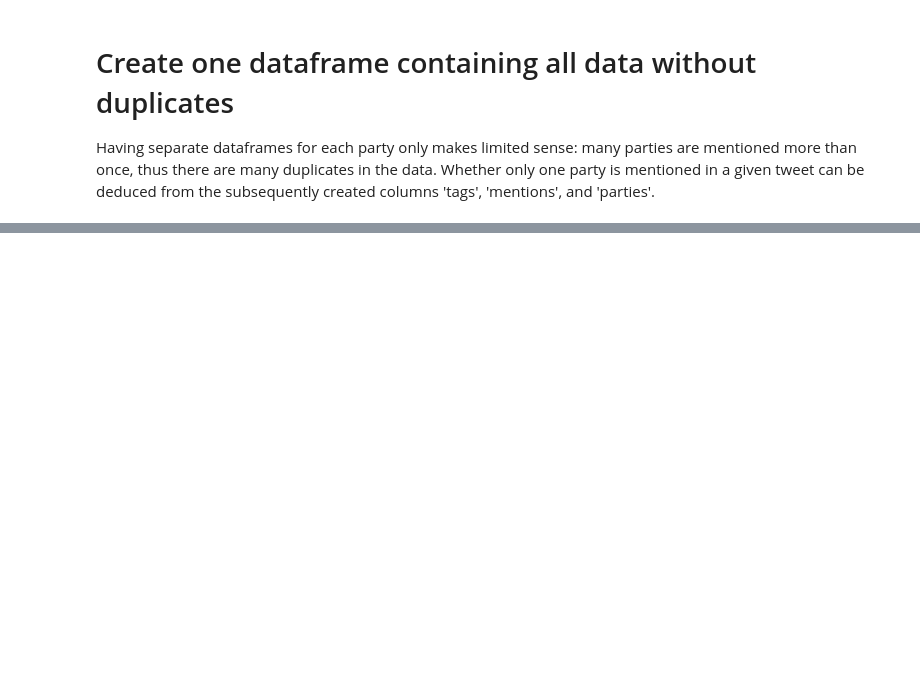
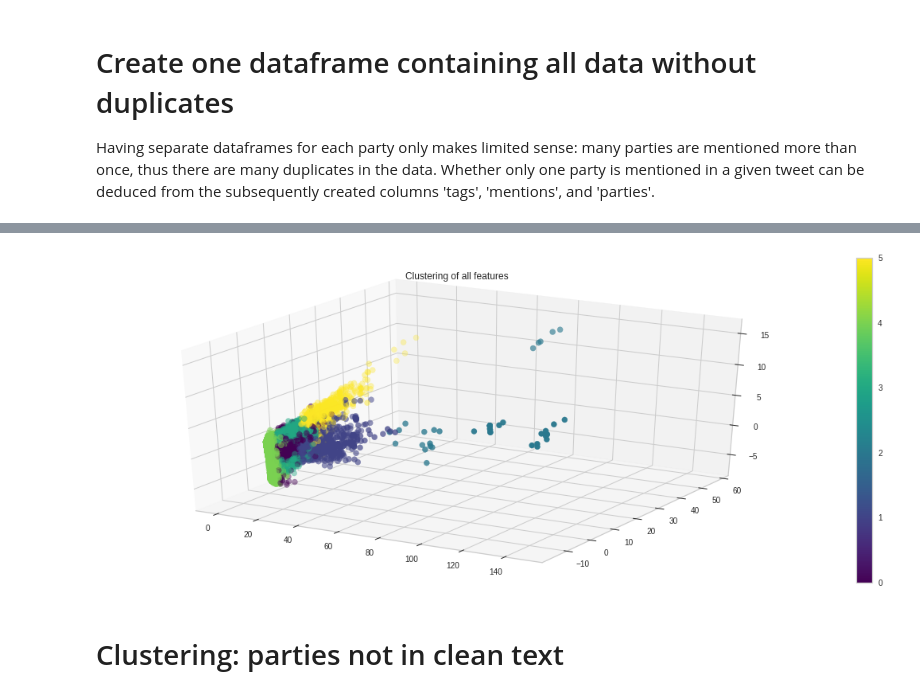
Before and after one commit to FranziSchmitt/Twitter_sentimentanalysis, a Jupyter notebook: Scripts/text_preprocessing.ipynb, the cells around one changed output, grey strips where cells are left out. Drawn from its saved outputs; the diff is of its cells as text; code cells hidden in the pictures; blank space fills up the shorter version.

```diff
--- a/Scripts/text_preprocessing.ipynb
+++ b/Scripts/text_preprocessing.ipynb
@@ -396,0 +173,14 @@ plt.show()
+# %%
+y_km_full = full_pipe.fit_predict(df_part)
+# %%
+full_features_decomp = full_decomp_pipe.fit_transform(df_part)
+# %%
+full_fig = plt.figure(figsize=(20, 7.5))
+full_ax = full_fig.add_subplot(111, projection='3d')
+
+full_scatter = full_ax.scatter(full_features_decomp[:, 0], full_features_decomp[:, 1], full_features_decomp[:, 2], c=y_km_full, s=50, cmap='viridis')
+plt.title('Clustering of all features')
+plt.colorbar(full_scatter, ticks=np.arange(6))
+plt.show()
+# %% [output]
+[figure, added]
@@ -396,0 +189,2 @@ plt.show()
+# %% [markdown]
+# Clustering: parties not in clean text
```
Also changed, not shown: parts of 94 cells of this notebook.
